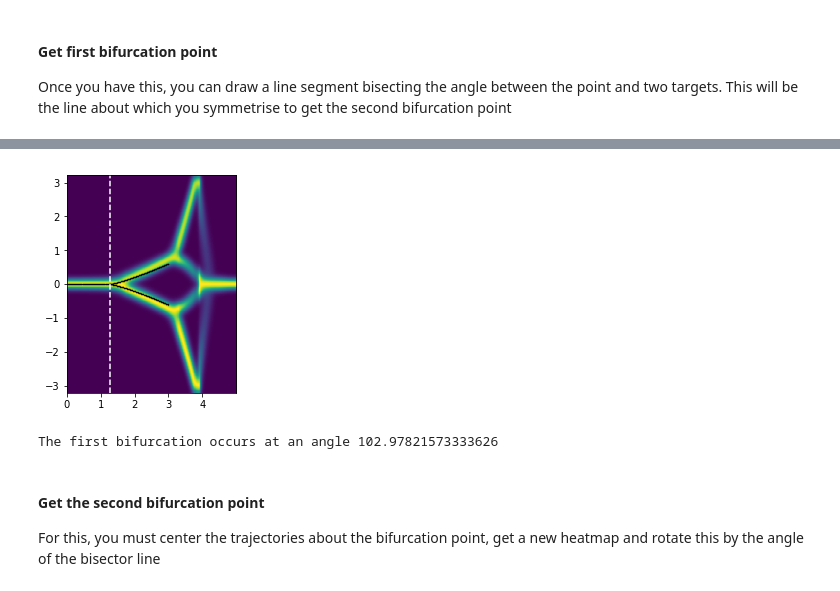
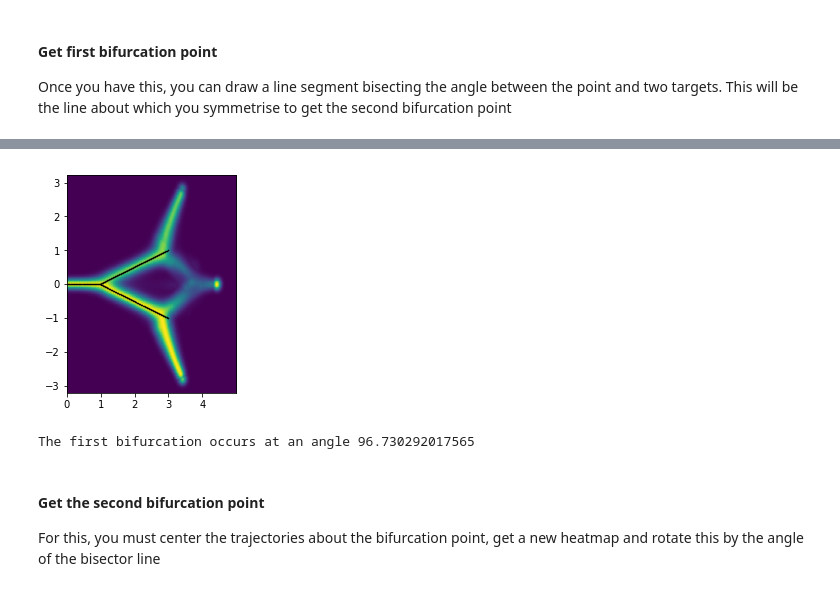
Before and after one commit to RnoB/fly-matrix, a Jupyter notebook: model_plots.ipynb, the cells around one changed output, grey strips where cells are left out. Drawn from its saved outputs; the diff is of its cells as text; code cells hidden in the pictures.

```diff
--- a/model_plots.ipynb
+++ b/model_plots.ipynb
@@ -8,12 +8,16 @@ from scipy.optimize import curve_fit
 
 import matplotlib
 # %%
-nPosts = 3
-symmetric = False
-model = 'neural'
+model = 'collective'
 data = 'SPP/collective_n' if model == 'collective' else 'NN/flydata_n'
 prefix = 'coll_' if model == 'collective' else ''
 
-df = pd.read_csv("/Users/vivekhsridhar/Documents/Work/Results/decision_geometry/Data/Theory/" + data + str(nPosts) + "_noisy.csv")
+nPosts = 3
+tmin = 0
+tmax = 1200 if model == 'neural' else 5100
+window_size = 50
+symmetric = False
+
+df = pd.read_csv("/Users/vivekhsridhar/Documents/Work/Results/decision_geometry/Data/Theory/" + data + str(nPosts) + ".csv")
 df.head()
 # %% [output]
@@ -33,6 +37,15 @@ else:
 
 ys = np.array((df[' y'] - 500) / 100)
 df[' y'] = ys
+
+if model == 'neural':
+    ts = df['time']
+else:
+    ts = df[' time']
+
+xs = xs[ts < tmax]
+ys = ys[ts < tmax]
+ts = ts[ts < tmax]
 
 if nPosts == 2:
     if symmetric:
@@ -106,7 +119,7 @@ nbins = 500
 peak_threshold = 0.9
 
 def density_map(x, y, stats=True):
-    blur = (11, 11) if stats == True else (101, 101)
+    blur = (11, 11) if stats == True else (51, 51)
 
     if nPosts == 2:
         r = (
@@ -127,13 +140,22 @@ def density_map(x, y, stats=True):
     else:
         tmp_img = np.flipud(np.rot90(cv2.GaussianBlur(h, blur, 0)))
 
-    for i in range(0, nbins):
-        max_val = np.nanmax(tmp_img[:, i])
-        tmp_img[:, i] = tmp_img[:, i] / max_val if max_val > 0 else tmp_img[:, i]
+    tmp_img /= np.max(tmp_img)
 
     return tmp_img
 # %%
-img = density_map(xs, ys, stats=False)
+for idx,t in enumerate(range(tmin,tmax,10)):
+    window_min = t
+    window_max = t + window_size
+
+    x = xs[(ts > window_min) & (ts < window_max)]
+    y = ys[(ts > window_min) & (ts < window_max)]
+    tmp_img = density_map(x, y, stats=False)
+
+    if idx == 0:
+        img = tmp_img
+    else:
+        img = np.fmax(tmp_img, img)
 
 if nPosts == 2:
     x_peaks = np.where(img > peak_threshold)[1] * post0_x / nbins
@@ -248,49 +313,49 @@ else:
 parameters = params1
 step_len = 0.01
 
 x1 = np.arange(step_len, parameters[0], step_len)
 y1 = np.zeros(len(x1))
 
+offset=0.2 if model == 'neural' else 0.5
 x = (
-    np.arange(parameters[0], post0_x-0.2, step_len)
+    np.arange(parameters[0], post0_x-offset, step_len)
     if nPosts == 2
     else np.arange(parameters[0], 3., step_len)
 )
 x2 = np.concatenate((x, x))
 y2 = np.concatenate(
     ((parameters[2] * (x - parameters[0])) ** parameters[1], -(parameters[2] * (x - parameters[0])) ** parameters[1])
 )
 
 if nPosts != 2:
     bisector_xs = [params1[0], post2_x]
     bisector_ys = [
         0,
         np.tan(np.arctan2(post2_y, post2_x - params1[0]) / 2)
         * (post2_x - params1[0]),
     ]
 
 plt.xticks([0,1,2,3,4])
 plt.scatter(x1, y1, c="black", s=0.1)
 plt.scatter(x2, y2, c="black", s=0.1)
-plt.vlines(parameters[0], post0_y, -post0_y, colors='white', linestyles='dashed')
 
 if nPosts == 2:
     fig.savefig('/Users/vivekhsridhar/Documents/Code/Python/fly-matrix/figures/' + prefix + 'density_n' + str(nPosts) + '.pdf', dpi=600, bbox_inches='tight')
 # %% [output]
-[figure, old version]
+[figure, new version]
 # %%
 if nPosts == 2:
     print(
         "The bifurcation occurs at an angle",
-        2 * np.arctan2(post1_y, post1_x - np.median(params1, axis=0)[0]) * 180 / np.pi,
+        2 * np.arctan2(post1_y, post1_x - params1[0]) * 180 / np.pi,
     )
 else:
     print(
         "The first bifurcation occurs at an angle",
-        2 * np.arctan2(post2_y, post2_x - np.median(params1, axis=0)[0]) * 180 / np.pi,
+        2 * np.arctan2(post2_y, post2_x - params1[0]) * 180 / np.pi,
     )
 # %% [output]
-The first bifurcation occurs at an angle 102.97821573333626
+The first bifurcation occurs at an angle 96.730292017565
 # %% [markdown]
 #### Get the second bifurcation point
 For this, you must center the trajectories about the bifurcation point, get a new heatmap and rotate this by the angle of the bisector line
```
Also changed, not shown: parts of 19 cells of this notebook, 16 other files.
